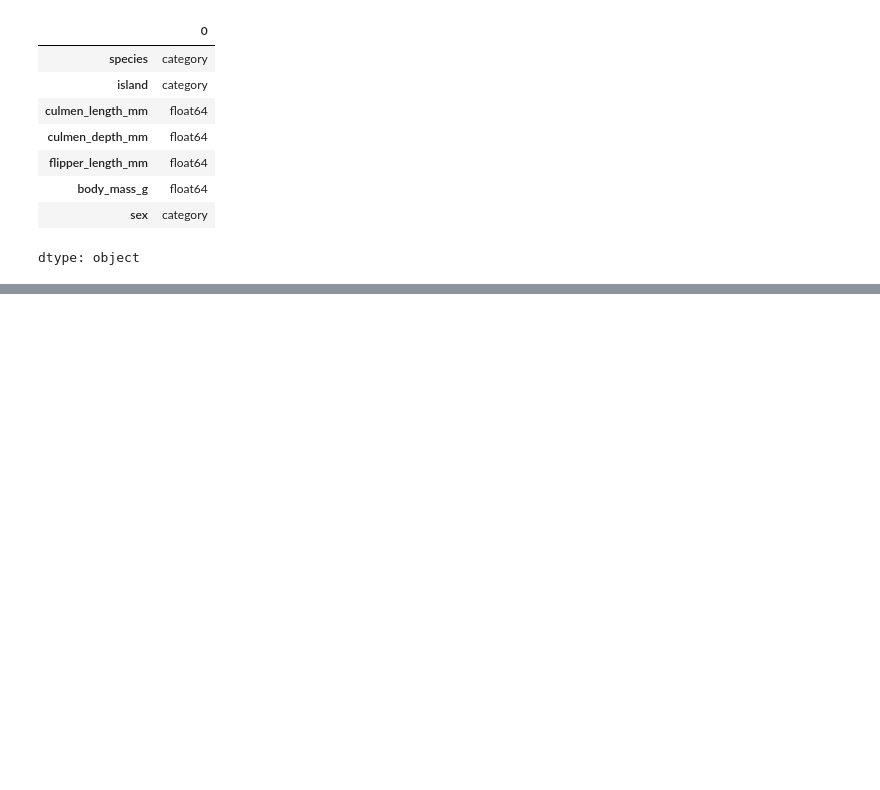
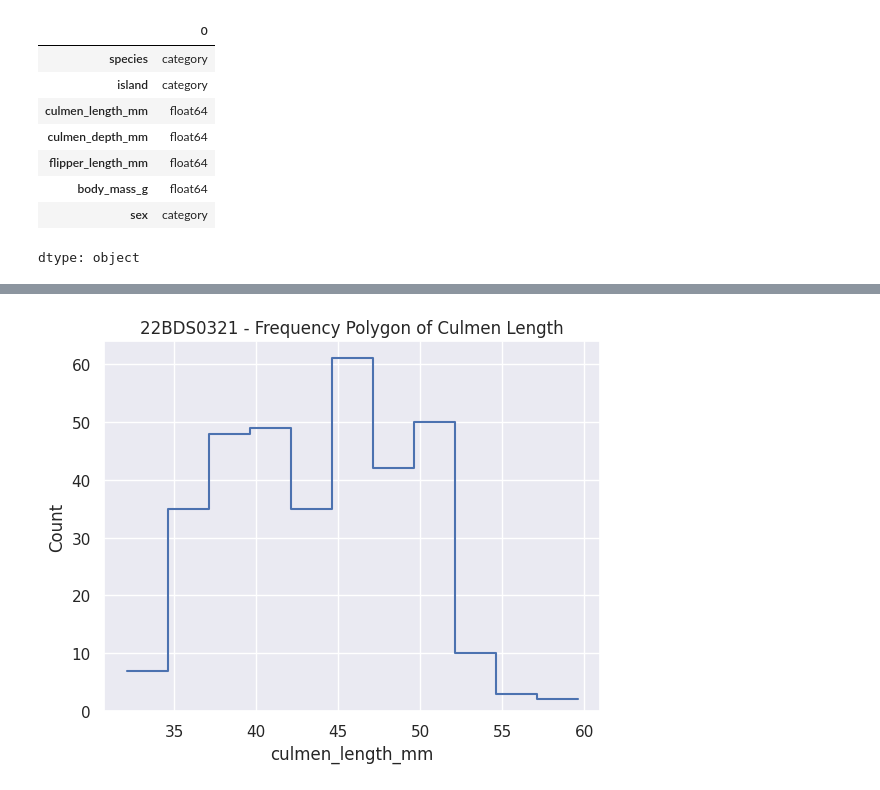
Before and after one commit to VanshShah18/BCSE331L-EDA-22BDS0321, a Jupyter notebook: 22BDS0321.ipynb, the cells around one changed output, grey strips where cells are left out. Saved outputs shown, nothing was run; the diff lists cells and outputs as text; code cells hidden in the pictures; blank space fills up the shorter version.

```diff
--- a/22BDS0321.ipynb
+++ b/22BDS0321.ipynb
@@ -182,0 +194,7 @@ plt.show()
+# %%
+# Frequency polygon of culmen length
+sns.histplot(df[num_col], kde=False, element="step", fill=False)
+plt.title("22BDS0321 - Frequency Polygon of Culmen Length")
+plt.show()
+# %% [output]
+[figure, added]
```
Also changed, not shown: parts of 66 cells of this notebook.
